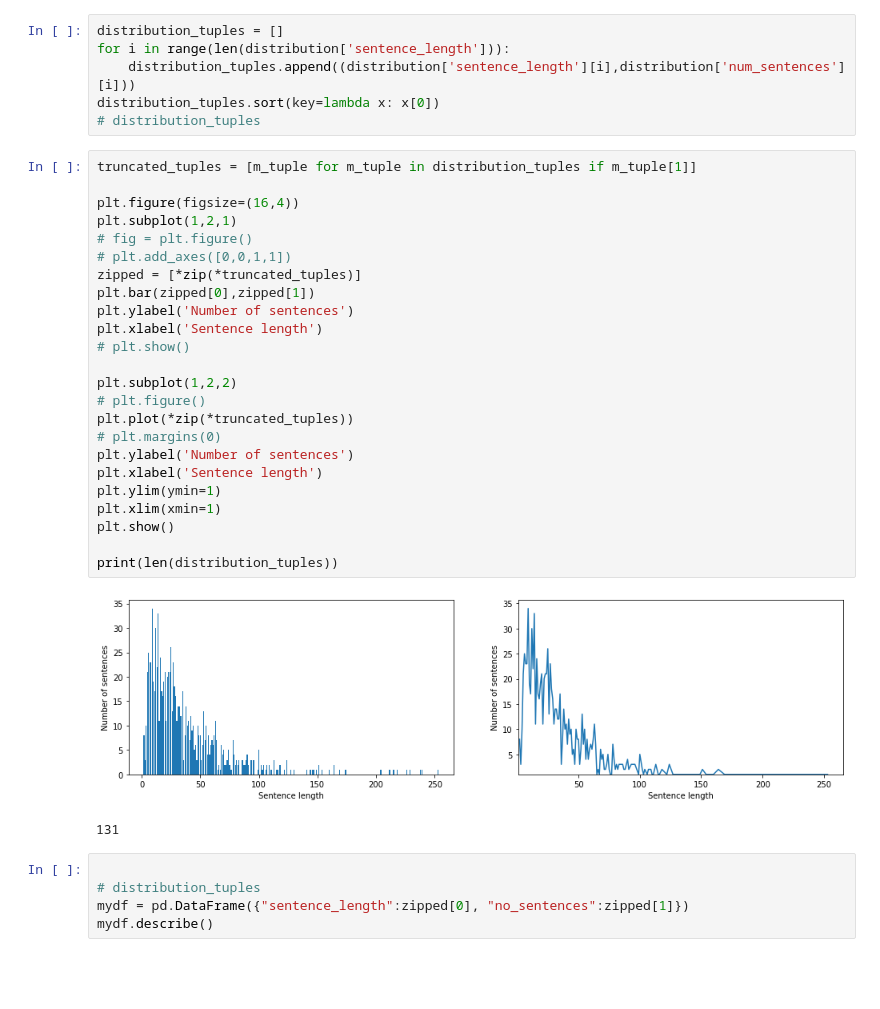
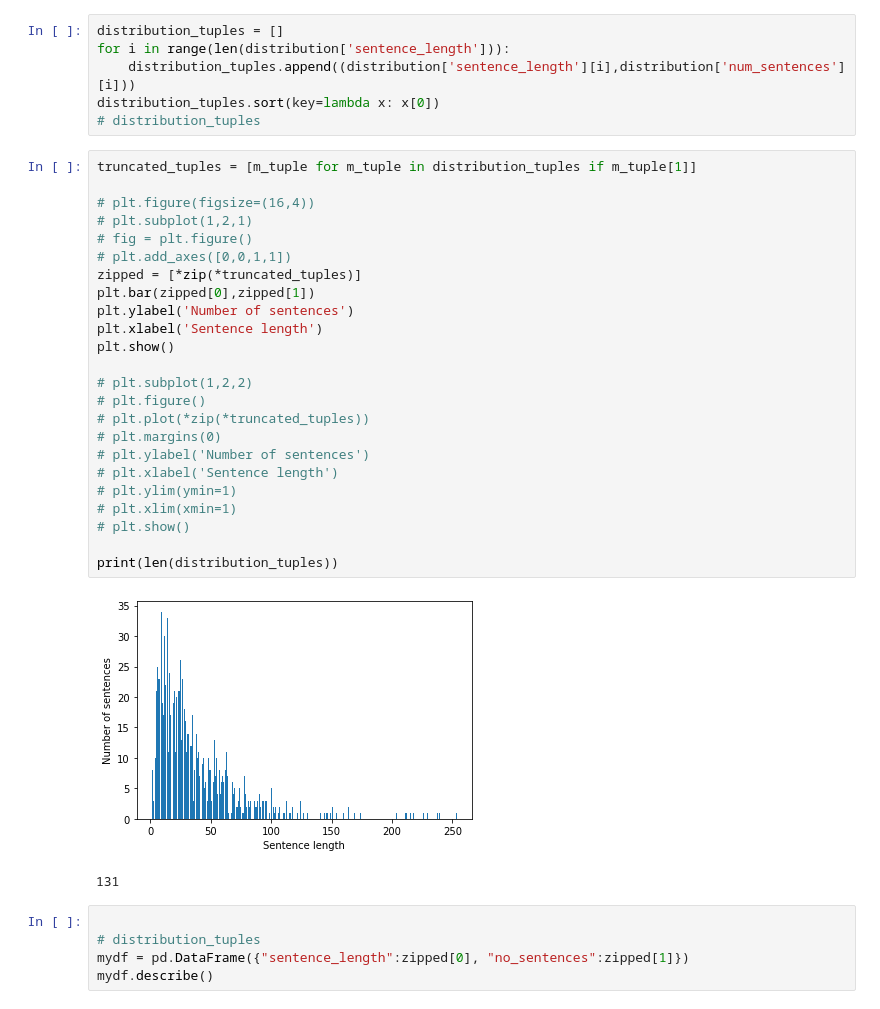
Before and after one commit to SylomRouza/Assignment1, a Jupyter notebook: waigie/se.ipynb, the cells around one changed output. Saved outputs shown, nothing was run; the diff lists cells and outputs as text; blank space fills up the shorter version.

```diff
--- a/waigie/se.ipynb
+++ b/waigie/se.ipynb
@@ -172,29 +172,29 @@ distribution_tuples.sort(key=lambda x: x[0])
 # %%
 truncated_tuples = [m_tuple for m_tuple in distribution_tuples if m_tuple[1]]
 
-plt.figure(figsize=(16,4))
-plt.subplot(1,2,1)
+# plt.figure(figsize=(16,4))
+# plt.subplot(1,2,1)
 # fig = plt.figure()
 # plt.add_axes([0,0,1,1])
 zipped = [*zip(*truncated_tuples)]
 plt.bar(zipped[0],zipped[1])
 plt.ylabel('Number of sentences')
 plt.xlabel('Sentence length')
+plt.show()
+
+# plt.subplot(1,2,2)
+# plt.figure()
+# plt.plot(*zip(*truncated_tuples))
+# plt.margins(0)
+# plt.ylabel('Number of sentences')
+# plt.xlabel('Sentence length')
+# plt.ylim(ymin=1)
+# plt.xlim(xmin=1)
 # plt.show()
 
-plt.subplot(1,2,2)
-# plt.figure()
-plt.plot(*zip(*truncated_tuples))
-# plt.margins(0)
-plt.ylabel('Number of sentences')
-plt.xlabel('Sentence length')
-plt.ylim(ymin=1)
-plt.xlim(xmin=1)
-plt.show()
-
 print(len(distribution_tuples))
 # %% [output]
-[figure, old version]
+[figure, new version]
 131
 # %%
 
```
Also changed, not shown: parts of 1 cell of this notebook, 1 other file.
